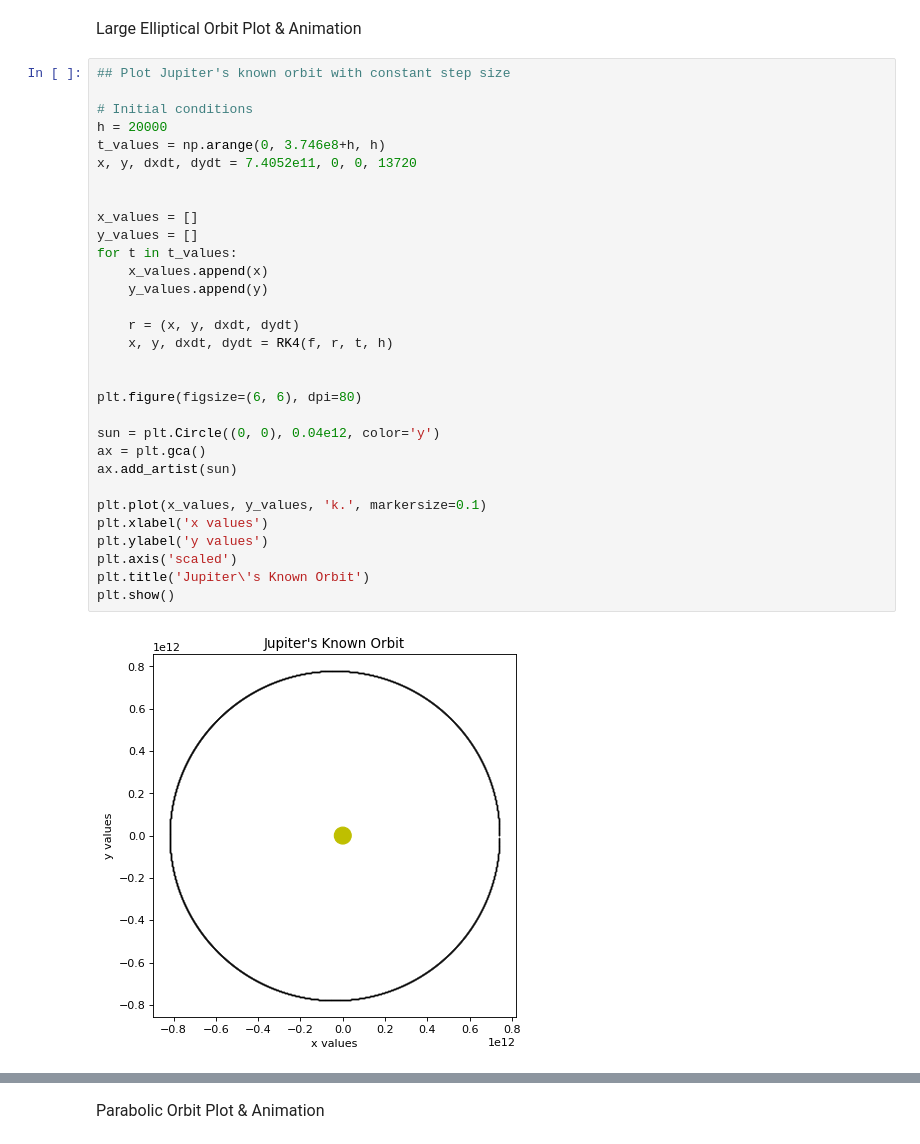
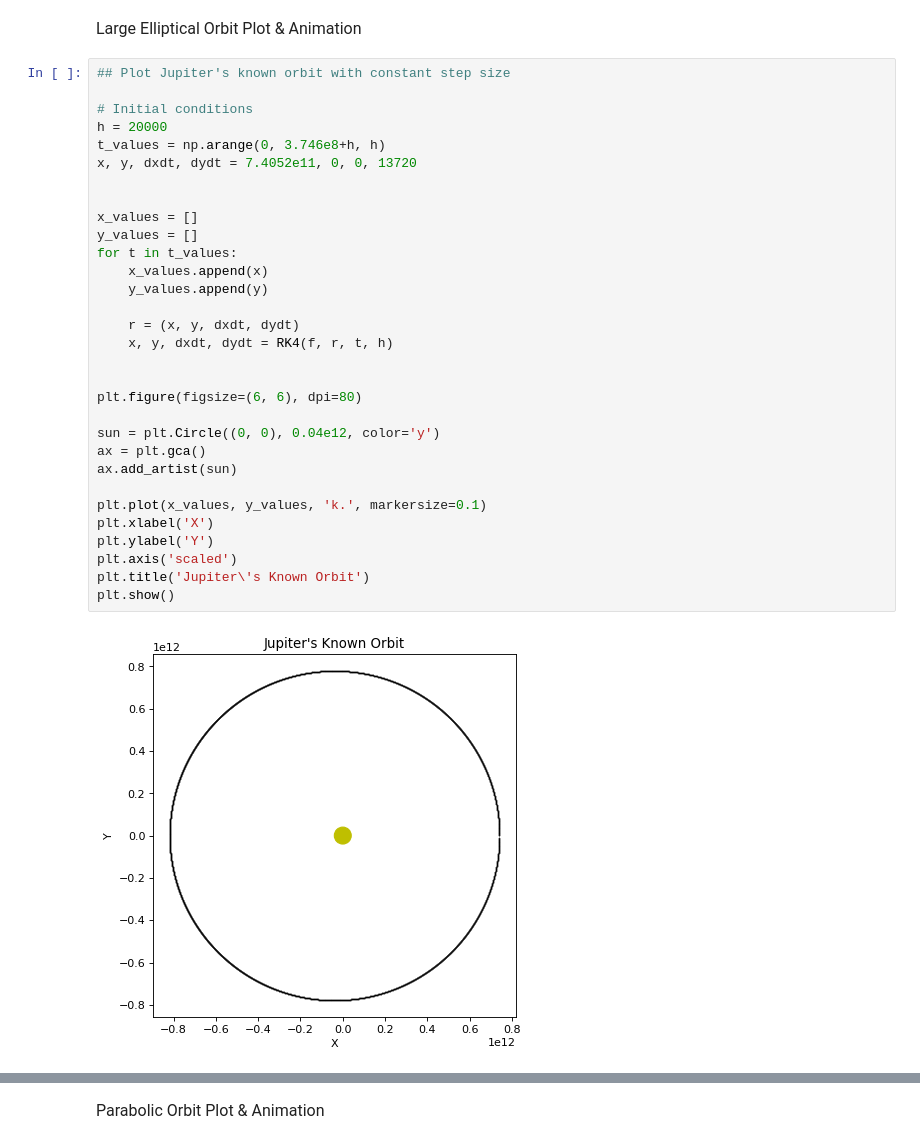
Before and after one commit to meh187/comp-methods-slingshot, a Jupyter notebook: Final Project Code.ipynb, the cells around one changed output, grey strips where cells are left out. Cells and saved outputs as stored; diff of their text form.

```diff
--- a/Final Project Code.ipynb
+++ b/Final Project Code.ipynb
@@ -219,36 +219,36 @@ HTML(anim.to_html5_video())
 # %%
 ## Plot Jupiter's known orbit with constant step size
 
 # Initial conditions
 h = 20000
 t_values = np.arange(0, 3.746e8+h, h)
 x, y, dxdt, dydt = 7.4052e11, 0, 0, 13720
 
 
 x_values = []
 y_values = []
 for t in t_values:
     x_values.append(x)
     y_values.append(y)
 
     r = (x, y, dxdt, dydt)
     x, y, dxdt, dydt = RK4(f, r, t, h)
 
 
 plt.figure(figsize=(6, 6), dpi=80)
 
 sun = plt.Circle((0, 0), 0.04e12, color='y')
 ax = plt.gca()
 ax.add_artist(sun)
 
 plt.plot(x_values, y_values, 'k.', markersize=0.1)
-plt.xlabel('x values')
-plt.ylabel('y values')
+plt.xlabel('X')
+plt.ylabel('Y')
 plt.axis('scaled')
 plt.title('Jupiter\'s Known Orbit')
 plt.show()
 # %% [output]
-[figure, old version]
+[figure, new version]
 # %%
 ## Animate Jupiter's known orbit with constant step size
 
```
Also changed, not shown: parts of 23 cells of this notebook.
